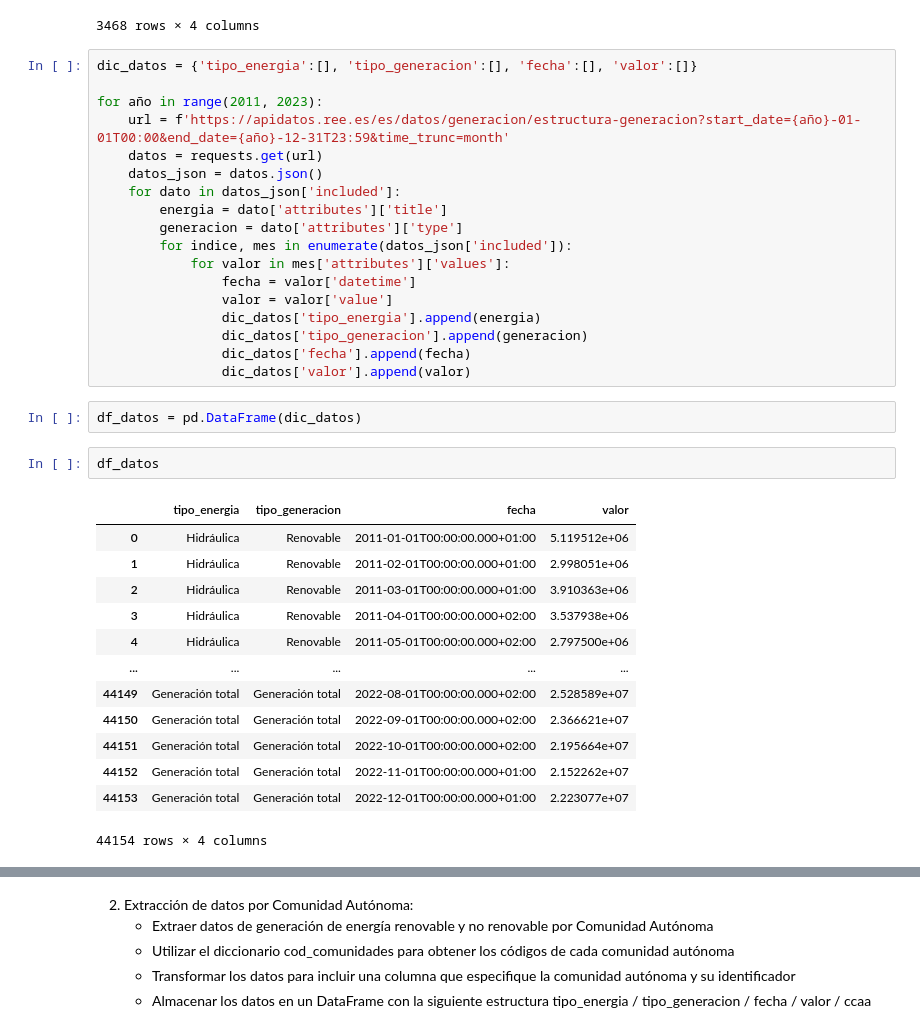
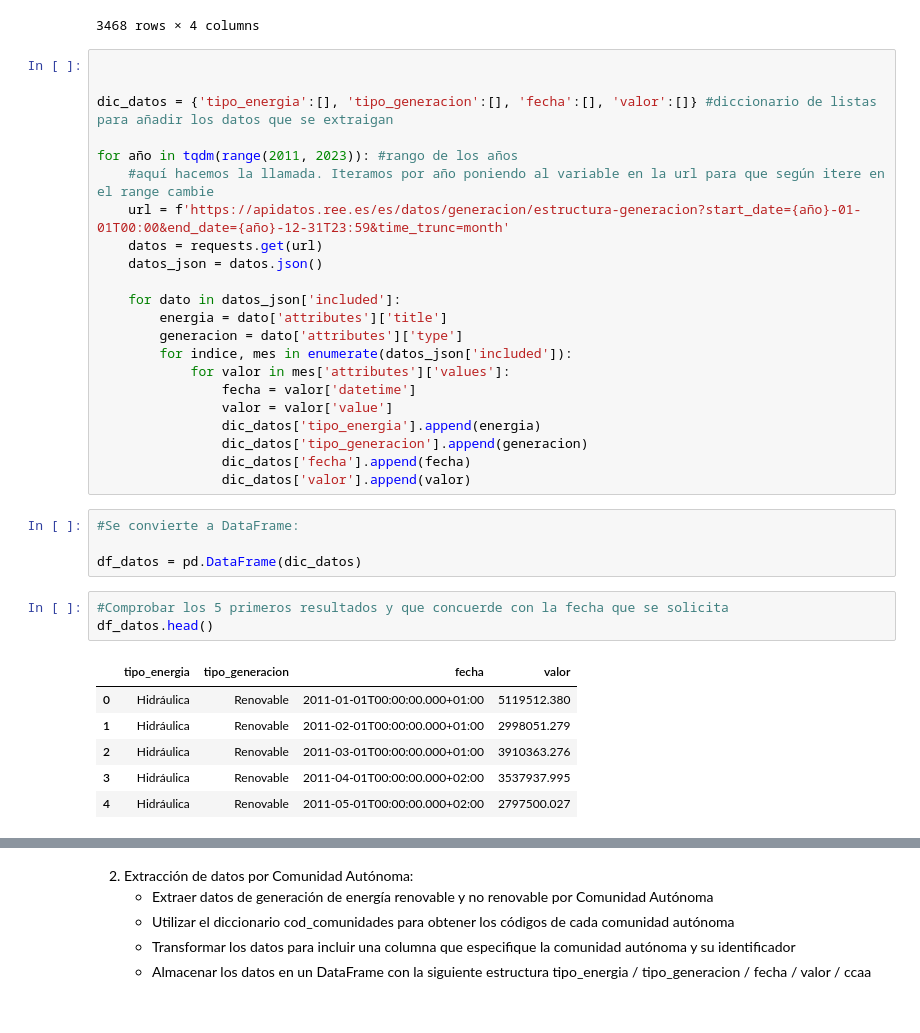
Before and after one commit to lmoraromero/promoG-modulo2-sprint1-pairprogramming-MAITE_LAURAM, a Jupyter notebook: pair-APIS.ipynb, the cells around one changed output, grey strips where cells are left out. Drawn from its saved outputs; the diff is of its cells as text.

```diff
--- a/pair-APIS.ipynb
+++ b/pair-APIS.ipynb
@@ -143,12 +144,16 @@ df_datos
 | 3467 | Generación total | Generación total | 2011-12-01T00:00:00.000+01:00 | 2.390599e+07 |
 3468 rows × 4 columns
 # %%
-dic_datos = {'tipo_energia':[], 'tipo_generacion':[], 'fecha':[], 'valor':[]}
 
-for año in range(2011, 2023):
+
+dic_datos = {'tipo_energia':[], 'tipo_generacion':[], 'fecha':[], 'valor':[]} #diccionario de listas para añadir los datos que se extraigan
+
+for año in tqdm(range(2011, 2023)): #rango de los años
+    #aquí hacemos la llamada. Iteramos por año poniendo al variable en la url para que según itere en el range cambie
     url = f'https://apidatos.ree.es/es/datos/generacion/estructura-generacion?start_date={año}-01-01T00:00&end_date={año}-12-31T23:59&time_trunc=month'
     datos = requests.get(url)
     datos_json = datos.json()
+
     for dato in datos_json['included']:
         energia = dato['attributes']['title']
         generacion = dato['attributes']['type']
@@ -161,20 +166,16 @@ for año in range(2011, 2023):
                 dic_datos['fecha'].append(fecha)
                 dic_datos['valor'].append(valor)
 # %%
+#Se convierte a DataFrame:
+
 df_datos = pd.DataFrame(dic_datos)
-# %%
-df_datos
-# %% [output]
-|  | tipo_energia | tipo_generacion | fecha | valor |
-| 0 | Hidráulica | Renovable | 2011-01-01T00:00:00.000+01:00 | 5.119512e+06 |
-| 1 | Hidráulica | Renovable | 2011-02-01T00:00:00.000+01:00 | 2.998051e+06 |
-| 2 | Hidráulica | Renovable | 2011-03-01T00:00:00.000+01:00 | 3.910363e+06 |
-| 3 | Hidráulica | Renovable | 2011-04-01T00:00:00.000+02:00 | 3.537938e+06 |
-| 4 | Hidráulica | Renovable | 2011-05-01T00:00:00.000+02:00 | 2.797500e+06 |
-| ... | ... | ... | ... | ... |
-| 44149 | Generación total | Generación total | 2022-08-01T00:00:00.000+02:00 | 2.528589e+07 |
-| 44150 | Generación total | Generación total | 2022-09-01T00:00:00.000+02:00 | 2.366621e+07 |
-| 44151 | Generación total | Generación total | 2022-10-01T00:00:00.000+02:00 | 2.195664e+07 |
-| 44152 | Generación total | Generación total | 2022-11-01T00:00:00.000+01:00 | 2.152262e+07 |
-| 44153 | Generación total | Generación total | 2022-12-01T00:00:00.000+01:00 | 2.223077e+07 |
-44154 rows × 4 columns
+# %%
+#Comprobar los 5 primeros resultados y que concuerde con la fecha que se solicita
+df_datos.head()
+# %% [output]
+|  | tipo_energia | tipo_generacion | fecha | valor |
+| 0 | Hidráulica | Renovable | 2011-01-01T00:00:00.000+01:00 | 5119512.380 |
+| 1 | Hidráulica | Renovable | 2011-02-01T00:00:00.000+01:00 | 2998051.279 |
+| 2 | Hidráulica | Renovable | 2011-03-01T00:00:00.000+01:00 | 3910363.276 |
+| 3 | Hidráulica | Renovable | 2011-04-01T00:00:00.000+02:00 | 3537937.995 |
+| 4 | Hidráulica | Renovable | 2011-05-01T00:00:00.000+02:00 | 2797500.027 |
```
Also changed, not shown: parts of 24 cells of this notebook.
